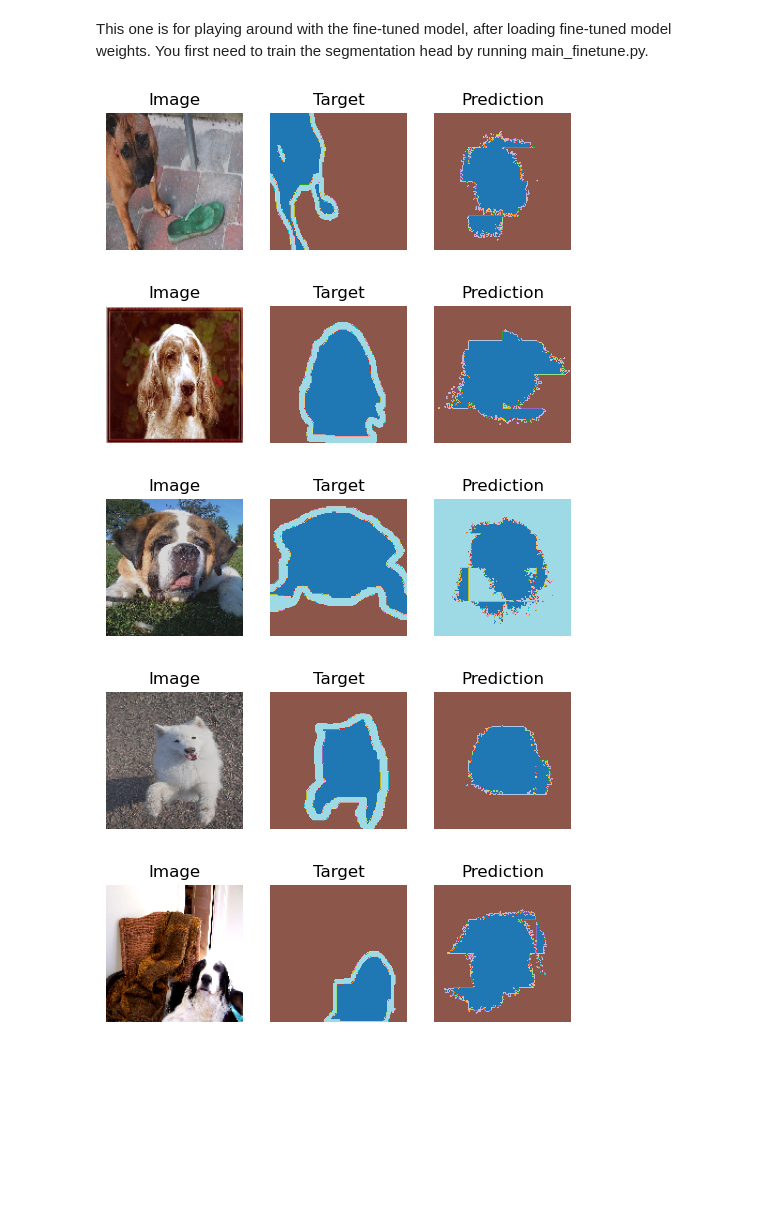
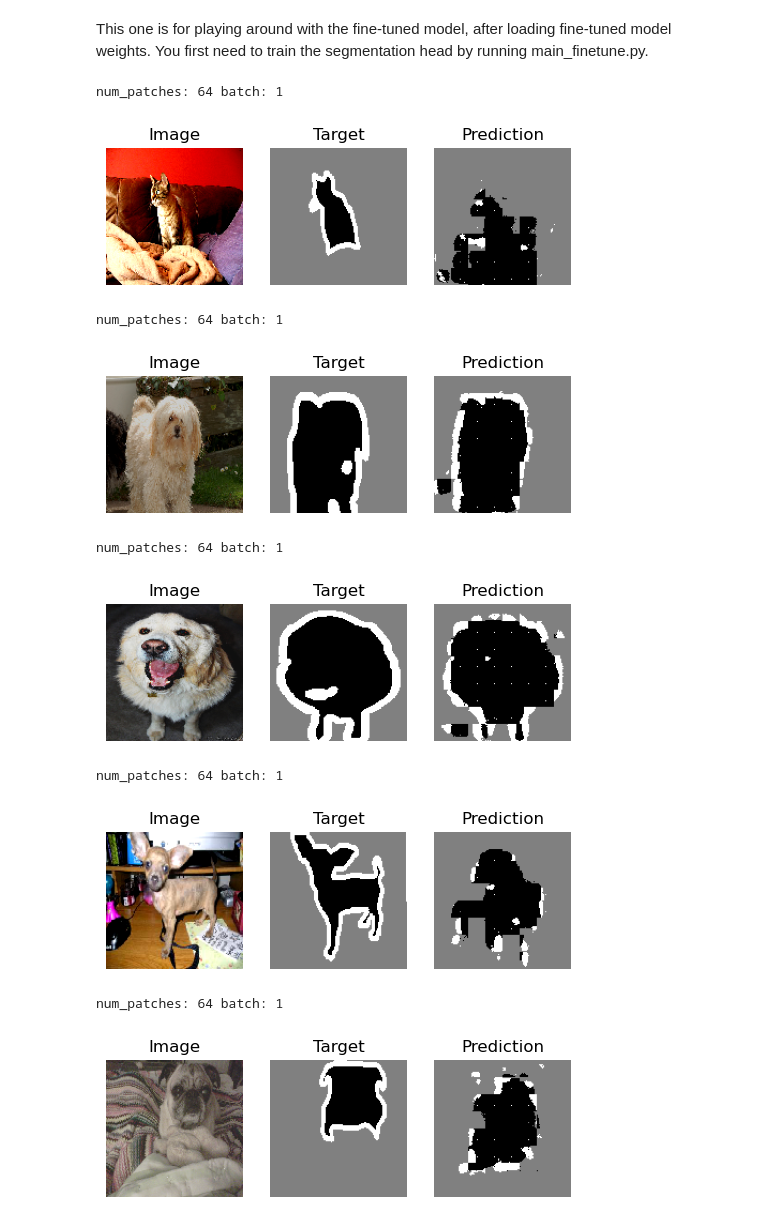
Before and after one commit to botondbnagy/adl_cw2, a Jupyter notebook: masked_image_modelling/finetune_testing.ipynb, the cells around one changed output. Saved outputs shown, nothing was run; the diff lists cells and outputs as text; code cells hidden in the pictures; blank space fills up the shorter version.

```diff
--- a/masked_image_modelling/finetune_testing.ipynb
+++ b/masked_image_modelling/finetune_testing.ipynb
@@ -70,29 +70,33 @@ testset = OxfordIIITPetsAugmented(
 	**transform_dict,
 )
 
+# load the data into ram
+trainset, testset = list(trainset), list(testset)
+
 trainloader = torch.utils.data.DataLoader(
 		trainset,
-		batch_size=1024,
+		batch_size=64,
 		shuffle=True,
 )
 
 
 testloader = torch.utils.data.DataLoader(
 	testset,
-	batch_size=128,
+	batch_size=64,
 	shuffle=True,
 )
 
 # Instantiate encoder (ViT to be fine-tuned)
 encoder = ViT(
     image_size = 128,
-    patch_size = 32,
-    num_classes = 10,
-    dim = 128,
+    patch_size = 16,
+    num_classes = 2,
+    dim = 768,
     depth = 12,
-    heads = 8,
-    mlp_dim = 384
+    heads = 12,
+    mlp_dim = 3072,
 ).to(device)
+
 
 # Print number of parameters
 print('Number of parameters (encoder):', sum(p.numel() for p in encoder.parameters()))
@@ -120,56 +157,74 @@ model.load_state_dict(torch.load('finetuned_weights.pth'))
 # Prediction mode
 model.eval()
 
-def display_example():
+
+def display_example(testset, show=False, save=True):
+	'''Display/save an example prediction from the segmentation model'''
+
 	#pick image in test set
 	idx = torch.randint(0, len(testset), (1,)).item()
 	img, target = testset[idx]
 	img = img.unsqueeze(0)
 	target = target.unsqueeze(0)
+
+	img_size = img.shape[-1]
+	patch_size = 16
+	num_patches = int((img_size//patch_size)**2)
 
 	with torch.no_grad():
 		_, pred_patches, target_patches = model(img, target)
 
 	pred_patches = pred_patches[0]
 	target_patches = target_patches[0]
 
 	#make empty tensor to store full image
-	pred_full = torch.zeros(1, 128, 128)
-	target_full = torch.zeros(1, 128, 128)
+	pred_full = torch.zeros(1, img_size, img_size)
+	target_full = torch.zeros(1, img_size, img_size)
+
 
 	patch_i = 0
-	for row in range(4):
-		for col in range(4):
-			target_plot = target_patches[:,patch_i].cpu().numpy().reshape(3, 32, 32).transpose(1, 2, 0)
-			pred_plot = pred_patches[:,patch_i].cpu().numpy().reshape(3, 32, 32).transpose(1, 2, 0)
+	for row in range(img_size//patch_size):
+		for col in range(img_size//patch_size):
+			target_plot = target_patches[patch_i].cpu().numpy()
+			target_plot = target_plot.reshape(patch_size, patch_size)
+			pred_plot = pred_patches[:,patch_i].cpu().numpy()
+			pred_plot = pred_plot.reshape(3, patch_size, patch_size)
+
 			#take argmax to plot
-			target_plot = target_plot.argmax(axis=2)
-			pred_plot = pred_plot.argmax(axis=2)
+			pred_plot = pred_plot.argmax(axis=0)
 
 			#add to full image
-			target_full[0, row*32:(row+1)*32, col*32:(col+1)*32] = torch.tensor(target_plot)
-			pred_full[0, row*32:(row+1)*32, col*32:(col+1)*32] = torch.tensor(pred_plot)
+			target_full[0, row*patch_size:(row+1)*patch_size, col*patch_size:(col+1)*patch_size] = torch.tensor(target_plot)
+			pred_full[0, row*patch_size:(row+1)*patch_size, col*patch_size:(col+1)*patch_size] = torch.tensor(pred_plot)
 			patch_i += 1
-
 
 	#plot targetand prediction
 	fig, axs = plt.subplots(1, 3, figsize=(6, 2))
 	axs[0].imshow(img[0].cpu().numpy().transpose(1, 2, 0))
 	axs[0].set_title('Image')
-	axs[1].imshow(target_full[0].cpu().numpy(), cmap='tab20')
+	axs[1].imshow(target_full[0].cpu().numpy(), cmap='gray')
 	axs[1].set_title('Target')
-	axs[2].imshow(pred_full[0].cpu().numpy(), cmap='tab20')
+	axs[2].imshow(pred_full[0].cpu().numpy(), cmap='gray')
 	axs[2].set_title('Prediction')
+
 	for ax in axs:
 		ax.axis('off')
-	plt.show()
+	if save:
+		plt.savefig('finetune_example.png')
+	if show:
+		plt.show()
 
-# Display example
+
 for _ in range(5):
-	display_example()
+	display_example(testset, show=True, save=False)
 # %% [output]
+num_patches: 64 batch: 1
-[figure, old version]
+[figure, new version]
+num_patches: 64 batch: 1
-[figure, old version]
+[figure, new version]
+num_patches: 64 batch: 1
-[figure, old version]
+[figure, new version]
+num_patches: 64 batch: 1
-[figure, old version]
+[figure, new version]
+num_patches: 64 batch: 1
-[figure, old version]
+[figure, new version]
```
Also changed, not shown: parts of 4 cells of this notebook, 4 other files.
